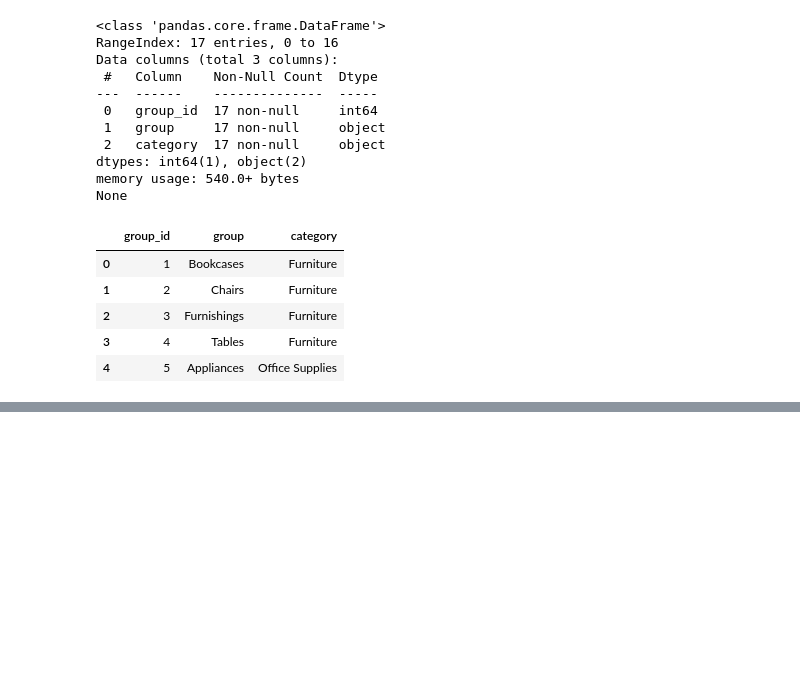
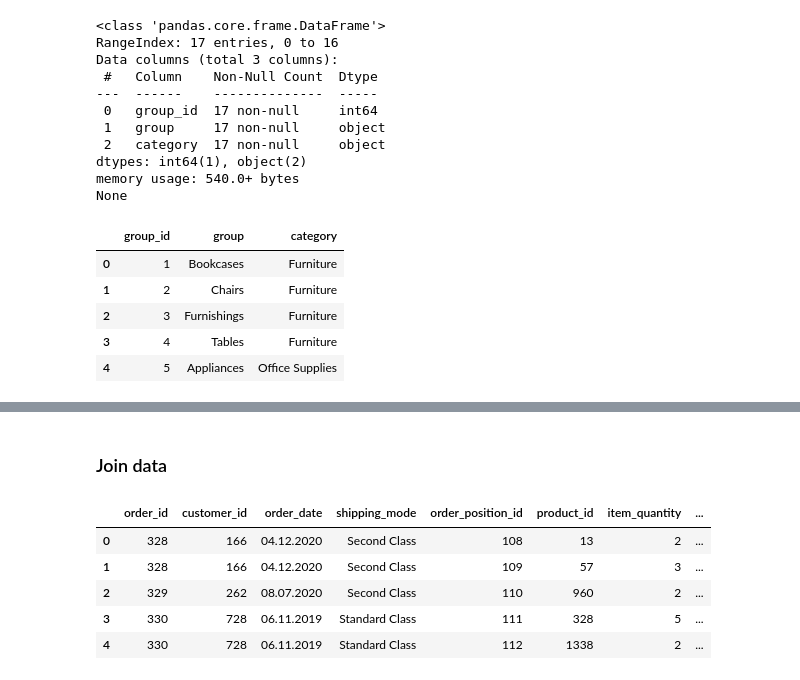
Before and after one commit to dawid-platek/Python_kajodata_course, a Jupyter notebook: PROJECT/Project.ipynb, the cells around one changed output, grey strips where cells are left out. Saved outputs shown, nothing was run; the diff lists cells and outputs as text; code cells hidden in the pictures; blank space fills up the shorter version.

Commit message:
Clean and join data

```diff
--- a/PROJECT/Project.ipynb
+++ b/PROJECT/Project.ipynb
@@ -195,0 +210,3 @@ None
+# %%
+df_orders = df_orders.drop(columns=['shipping_date', 'delivery_country', 'delivery_city', 'delivery_state', 'delivery_zip_code', 'return'])
+df_orders.head()
@@ -195,0 +230,15 @@ None
+# %% [markdown]
+### Join data
+# %%
+df1 = pd.merge(
+    pd.merge(df_orders, df_order_positions, on='order_id', how='inner'),
+    df_products, on='product_id', how='inner'
+)
+df1.head()
+# %% [output]
+|  | order_id | customer_id | order_date | shipping_mode | order_position_id | product_id | item_quantity | ... |
+| 0 | 328 | 166 | 04.12.2020 | Second Class | 108 | 13 | 2 | ... |
+| 1 | 328 | 166 | 04.12.2020 | Second Class | 109 | 57 | 3 | ... |
+| 2 | 329 | 262 | 08.07.2020 | Second Class | 110 | 960 | 2 | ... |
+| 3 | 330 | 728 | 06.11.2019 | Standard Class | 111 | 328 | 5 | ... |
+| 4 | 330 | 728 | 06.11.2019 | Standard Class | 112 | 1338 | 2 | ... |
```
Also changed, not shown: parts of 9 cells of this notebook.
